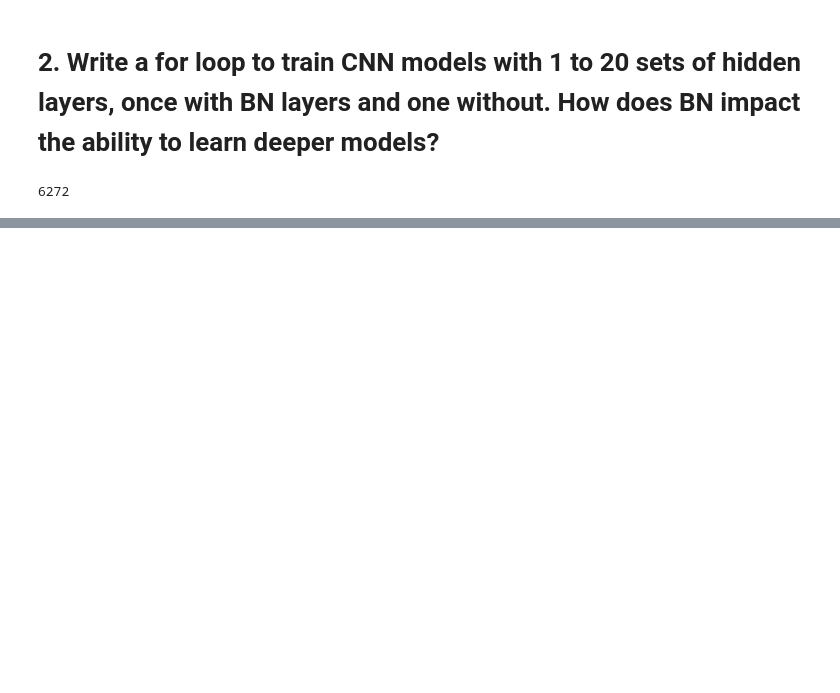
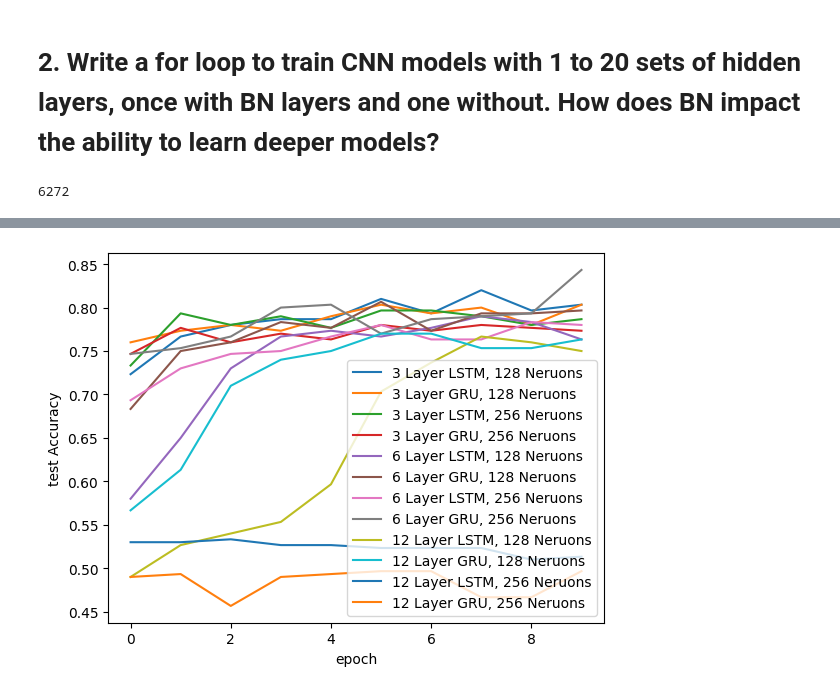
Before and after one commit to miles-franklin/InsideDeepLearningExercises, a Jupyter notebook: Inside Deep Learning - Chapter6 - Exercises.ipynb, the cells around one changed output, grey strips where cells are left out. Drawn from its saved outputs; the diff is of its cells as text; code cells hidden in the pictures; blank space fills up the shorter version.

```diff
--- a/Inside Deep Learning - Chapter6 - Exercises.ipynb
+++ b/Inside Deep Learning - Chapter6 - Exercises.ipynb
@@ -335,0 +377,7 @@ for i in range(1, 21):
+# %%
+zip_file_url = "https://download.pytorch.org/tutorial/data.zip"
+
+import requests, zipfile, io
+r = requests.get(zip_file_url)
+z = zipfile.ZipFile(io.BytesIO(r.content))
+z.extractall()
@@ -335,0 +432,11 @@ for i in range(1, 21):
+# %%
+dataset = LanguageNameDataset(namge_language_data, alphabet)
+
+train_lang_data, test_lang_data = torch.utils.data.random_split(dataset,
+ (len(dataset)-300, 300))
+train_lang_loader = DataLoader(train_lang_data, batch_size=32,
+ shuffle=True, collate_fn=pad_and_pack)
+test_lang_loader = DataLoader(test_lang_data, batch_size=32,
+ shuffle=False, collate_fn=pad_and_pack)
+
+D = 64
@@ -335,0 +474,35 @@ for i in range(1, 21):
+# %%
+for num_layers in [3, 6, 12]:
+    for num_neurons in [128, 256]:
+        for module in ["LSTM", "GRU"]:
+
+            if module == "LSTM":
+                model = nn.Sequential(
+                    EmbeddingPackable(nn.Embedding(len(all_letters), D)),
+                    nn.LSTM(D, num_neurons, num_layers=num_layers, batch_first=True),
+                    LastTimeStep(rnn_layers=num_layers),
+                    nn.Linear(num_neurons, len(namge_language_data)),
+                )
+            else:
+                model = nn.Sequential(
+                    EmbeddingPackable(nn.Embedding(len(all_letters), D)),
+                    nn.GRU(D, num_neurons, num_layers=num_layers, batch_first=True),
+                    LastTimeStep(rnn_layers=num_layers),
+                    nn.Linear(num_neurons, len(namge_language_data)),
+                )
+
+            for p in model.parameters():
+                p.register_hook(lambda grad: torch.clamp(grad, -5, 5))
+
+            rnn_results = train_network(model, loss_func, train_lang_loader,
+                                        test_loader=test_lang_loader,
+                                        score_funcs={"Accuracy": accuracy_score},
+                                        device=device, epochs=10)
+
+            del model
+
+            name = f"{num_layers} Layer {module}, {num_neurons} Neruons"
+
+            sns.lineplot(x='epoch', y='test Accuracy', data=rnn_results, label=name)
+# %% [output]
+[figure, added]
```
Also changed, not shown: parts of 26 cells of this notebook, 2 other files.
